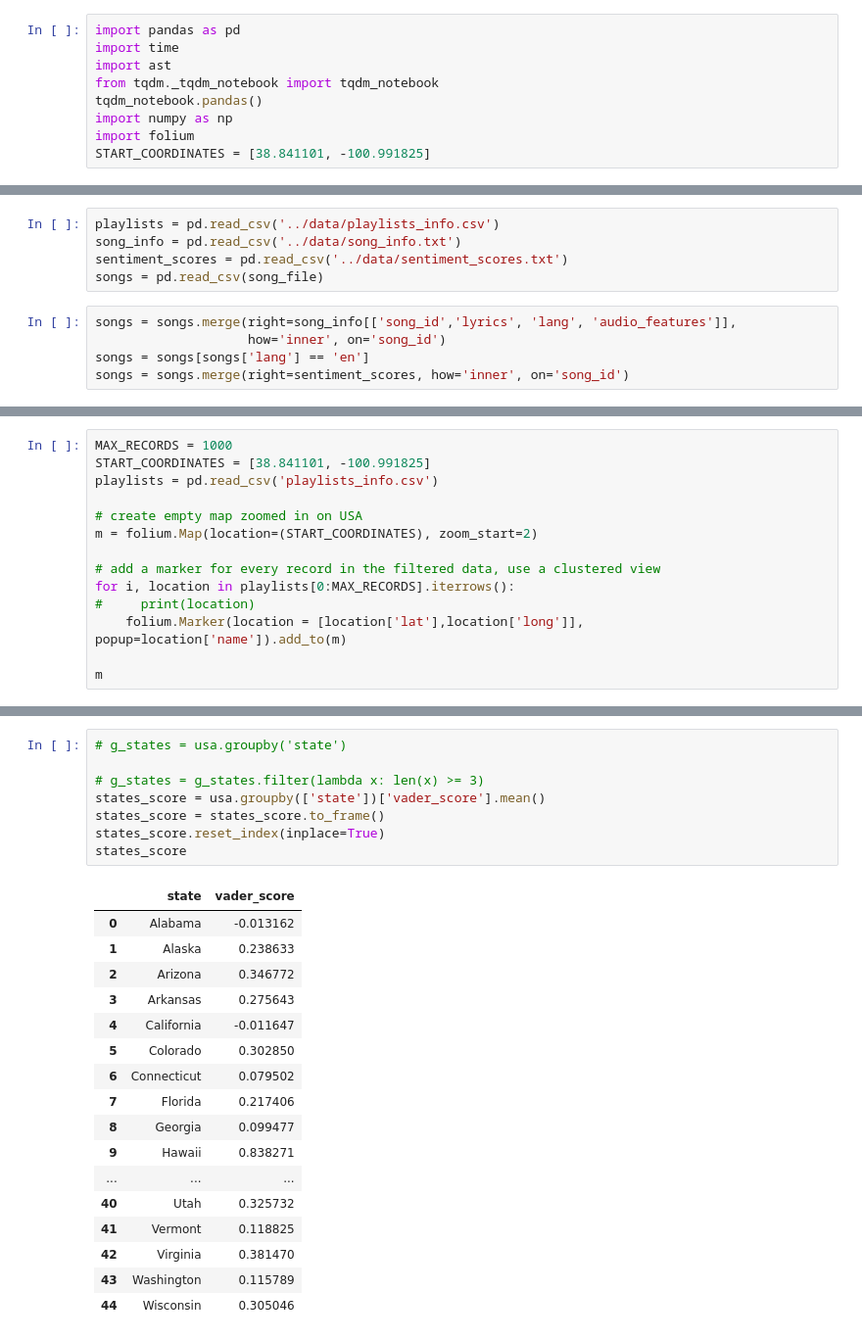
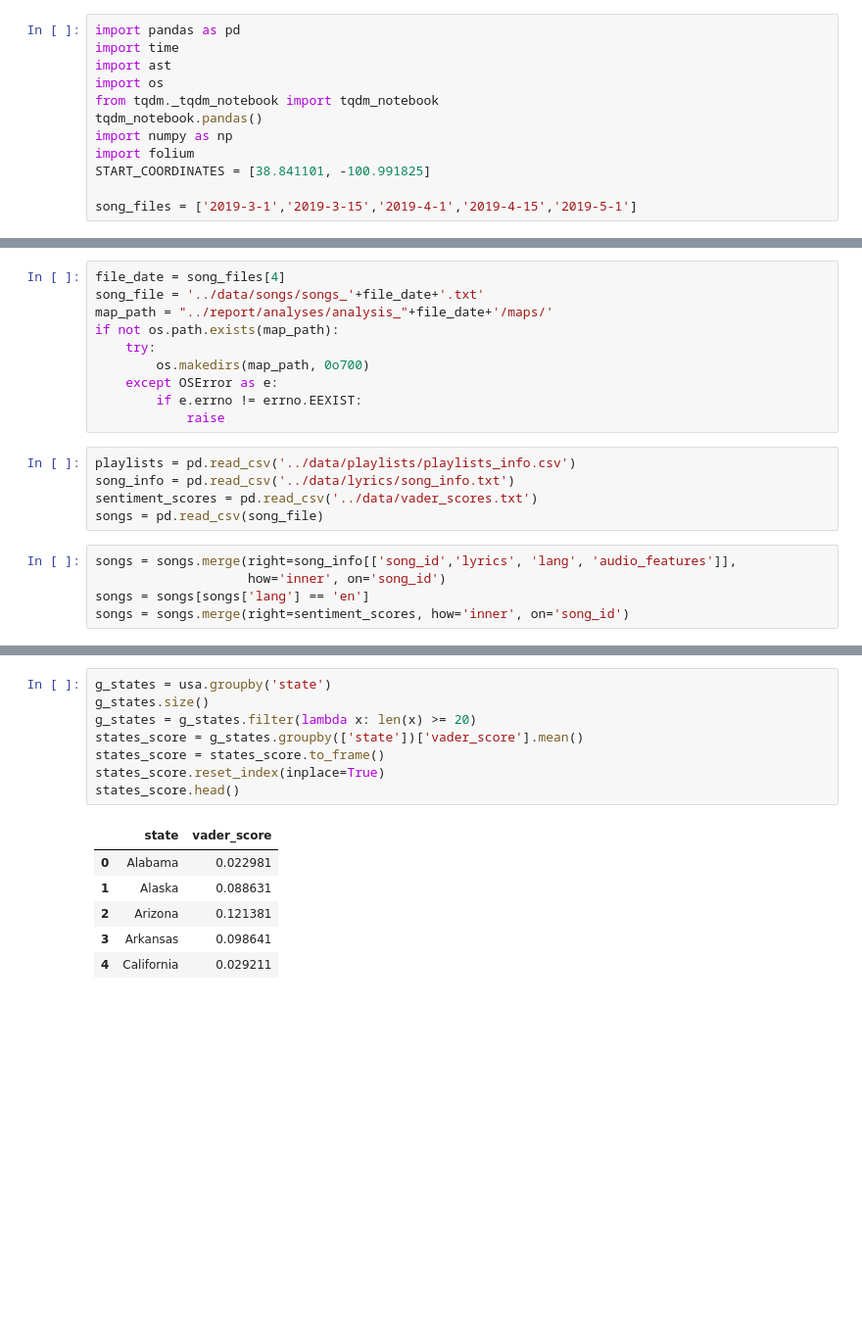
Before and after one commit to Brian-Yeh/musical-map-study, a Jupyter notebook: notebooks/map_visualizations.ipynb, the cells around one changed output, grey strips where cells are left out. Shown at 98% size. Drawn from its saved outputs; the diff is of its cells as text; blank space fills up the shorter version.

```diff
--- a/notebooks/map_visualizations.ipynb
+++ b/notebooks/map_visualizations.ipynb
@@ -2,8 +2,11 @@
 import pandas as pd
 import time
 import ast
+import os
 from tqdm._tqdm_notebook import tqdm_notebook
 tqdm_notebook.pandas()
 import numpy as np
 import folium
 START_COORDINATES = [38.841101, -100.991825]
+
+song_files = ['2019-3-1','2019-3-15','2019-4-1','2019-4-15','2019-5-1']
@@ -14,7 +13,17 @@ map_path = "../report/analyses/analysis_"+file_date+'/maps/'
+# %%
+file_date = song_files[4]
+song_file = '../data/songs/songs_'+file_date+'.txt'
+map_path = "../report/analyses/analysis_"+file_date+'/maps/'
+if not os.path.exists(map_path):
+    try:
+        os.makedirs(map_path, 0o700)
+    except OSError as e:
+        if e.errno != errno.EEXIST:
+            raise
 # %%
-playlists = pd.read_csv('../data/playlists_info.csv')
-song_info = pd.read_csv('../data/song_info.txt')
-sentiment_scores = pd.read_csv('../data/sentiment_scores.txt')
+playlists = pd.read_csv('../data/playlists/playlists_info.csv')
+song_info = pd.read_csv('../data/lyrics/song_info.txt')
+sentiment_scores = pd.read_csv('../data/vader_scores.txt')
 songs = pd.read_csv(song_file)
 # %%
 songs = songs.merge(right=song_info[['song_id','lyrics', 'lang', 'audio_features']],
@@ -90,14 +98,0 @@ lyrical_sent.head()
-# %%
-MAX_RECORDS = 1000
-START_COORDINATES = [38.841101, -100.991825]
-playlists = pd.read_csv('playlists_info.csv')
-
-# create empty map zoomed in on USA
-m = folium.Map(location=(START_COORDINATES), zoom_start=2)
-
-# add a marker for every record in the filtered data, use a clustered view
-for i, location in playlists[0:MAX_RECORDS].iterrows():
-#     print(location)
-    folium.Marker(location = [location['lat'],location['long']], popup=location['name']).add_to(m)
-
-m
@@ -214,29 +198,18 @@ usa.head()
 # %%
-# g_states = usa.groupby('state')
-
-# g_states = g_states.filter(lambda x: len(x) >= 3)
-states_score = usa.groupby(['state'])['vader_score'].mean()
+g_states = usa.groupby('state')
+g_states.size()
+g_states = g_states.filter(lambda x: len(x) >= 20)
+states_score = g_states.groupby(['state'])['vader_score'].mean()
 states_score = states_score.to_frame()
 states_score.reset_index(inplace=True)
-states_score
+states_score.head()
 # %% [output]
 |  | state | vader_score |
-| 0 | Alabama | -0.013162 |
-| 1 | Alaska | 0.238633 |
-| 2 | Arizona | 0.346772 |
-| 3 | Arkansas | 0.275643 |
-| 4 | California | -0.011647 |
-| 5 | Colorado | 0.302850 |
-| 6 | Connecticut | 0.079502 |
-| 7 | Florida | 0.217406 |
-| 8 | Georgia | 0.099477 |
-| 9 | Hawaii | 0.838271 |
-| ... | ... | ... |
-| 40 | Utah | 0.325732 |
-| 41 | Vermont | 0.118825 |
-| 42 | Virginia | 0.381470 |
-| 43 | Washington | 0.115789 |
-| 44 | Wisconsin | 0.305046 |
+| 0 | Alabama | 0.022981 |
+| 1 | Alaska | 0.088631 |
+| 2 | Arizona | 0.121381 |
+| 3 | Arkansas | 0.098641 |
+| 4 | California | 0.029211 |
 # %%
 country_geo = '../data/us-states.json'
 
```
Also changed, not shown: parts of 13 cells of this notebook, 34 other files.
